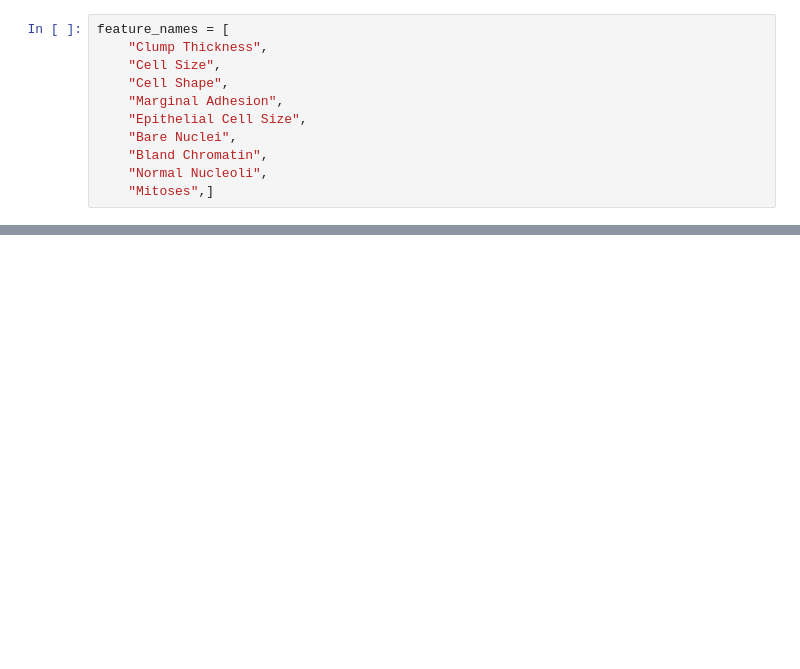
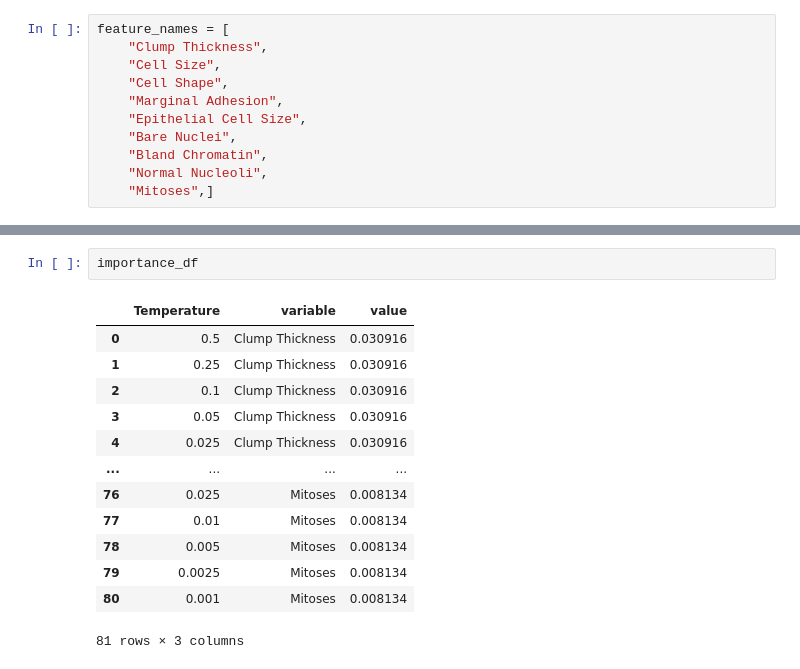
Before and after one commit to kramerlab/FeatureWeightDebiasing, a Jupyter notebook: notebooks/plot_feature_weights.ipynb, the cells around one changed output, grey strips where cells are left out. Cells and saved outputs as stored; diff of their text form; blank space fills up the shorter version.

```diff
--- a/notebooks/plot_feature_weights.ipynb
+++ b/notebooks/plot_feature_weights.ipynb
@@ -121,2 +80,18 @@ plt.savefig("diagrams/feature_weights.pdf", bbox_inches='tight')
+# %%
+importance_df
+# %% [output]
+|  | Temperature | variable | value |
+| 0 | 0.5 | Clump Thickness | 0.030916 |
+| 1 | 0.25 | Clump Thickness | 0.030916 |
+| 2 | 0.1 | Clump Thickness | 0.030916 |
+| 3 | 0.05 | Clump Thickness | 0.030916 |
+| 4 | 0.025 | Clump Thickness | 0.030916 |
+| ... | ... | ... | ... |
+| 76 | 0.025 | Mitoses | 0.008134 |
+| 77 | 0.01 | Mitoses | 0.008134 |
+| 78 | 0.005 | Mitoses | 0.008134 |
+| 79 | 0.0025 | Mitoses | 0.008134 |
+| 80 | 0.001 | Mitoses | 0.008134 |
+81 rows × 3 columns
 # %%
 plt.figure(figsize=(10, 5))
```
Also changed, not shown: parts of 12 cells of this notebook, 15 other files.
